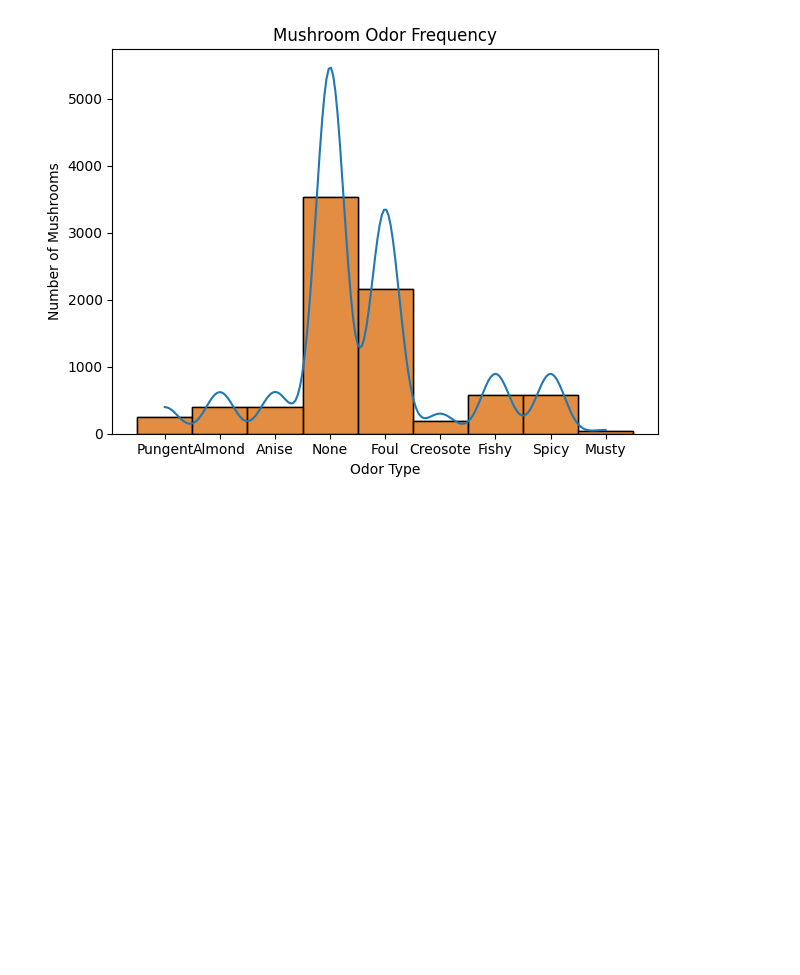
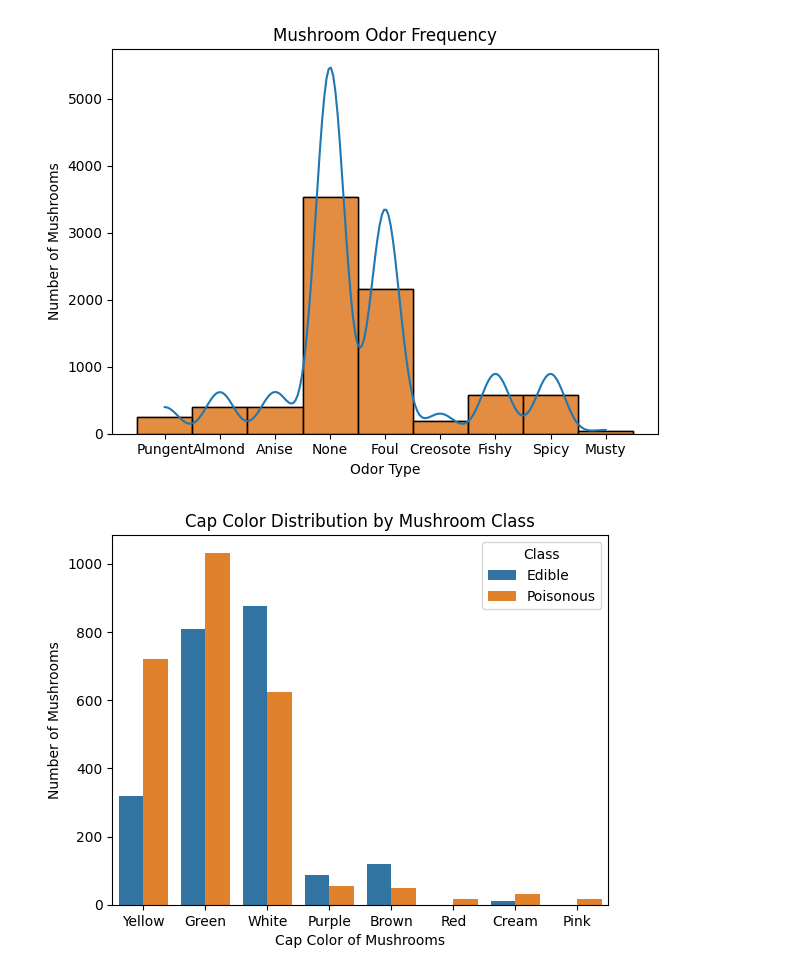
Before and after one commit to ceradrake/applied-ml-drake, a Jupyter notebook: midterm/MushroomClassification.ipynb, the cells around one changed output. Cells and saved outputs as stored; diff of their text form; code cells hidden in the pictures; blank space fills up the shorter version.

Commit message:
Create Countplot for Cap Color

```diff
--- a/midterm/MushroomClassification.ipynb
+++ b/midterm/MushroomClassification.ipynb
@@ -117,0 +120,20 @@ plt.show()
+# %%
+# Countplot for Cap Color
+import seaborn as sns
+import matplotlib.pyplot as plt
+
+sns.countplot(x='cap-color', hue='class', data=df)
+plt.title('Cap Color Distribution by Mushroom Class')
+plt.legend(title='Class', labels=['Edible', 'Poisonous'])
+plt.xlabel('Cap Color of Mushrooms')
+plt.ylabel('Number of Mushrooms')
+cap_color_map = {
+    'b': 'Brown', 'c': 'Cream', 'x': 'Cinnamon', 'f': 'Gray',
+    'g': 'Green', 'r': 'Pink', 'p': 'Purple', 'u': 'Red',
+    'e': 'White', 'w': 'Yellow'
+}
+
+df['cap-color'] = df['cap-color'].map(cap_color_map)
+plt.show()
+# %% [output]
+[figure, added]
```
Also changed, not shown: parts of 1 cell of this notebook.
